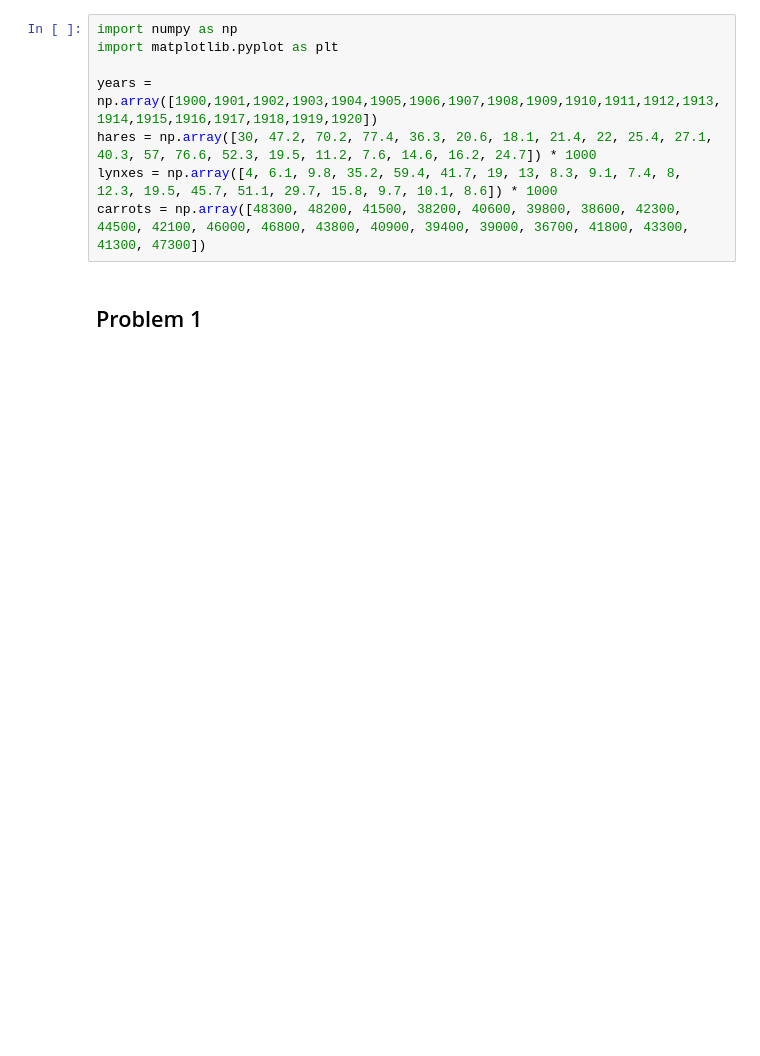
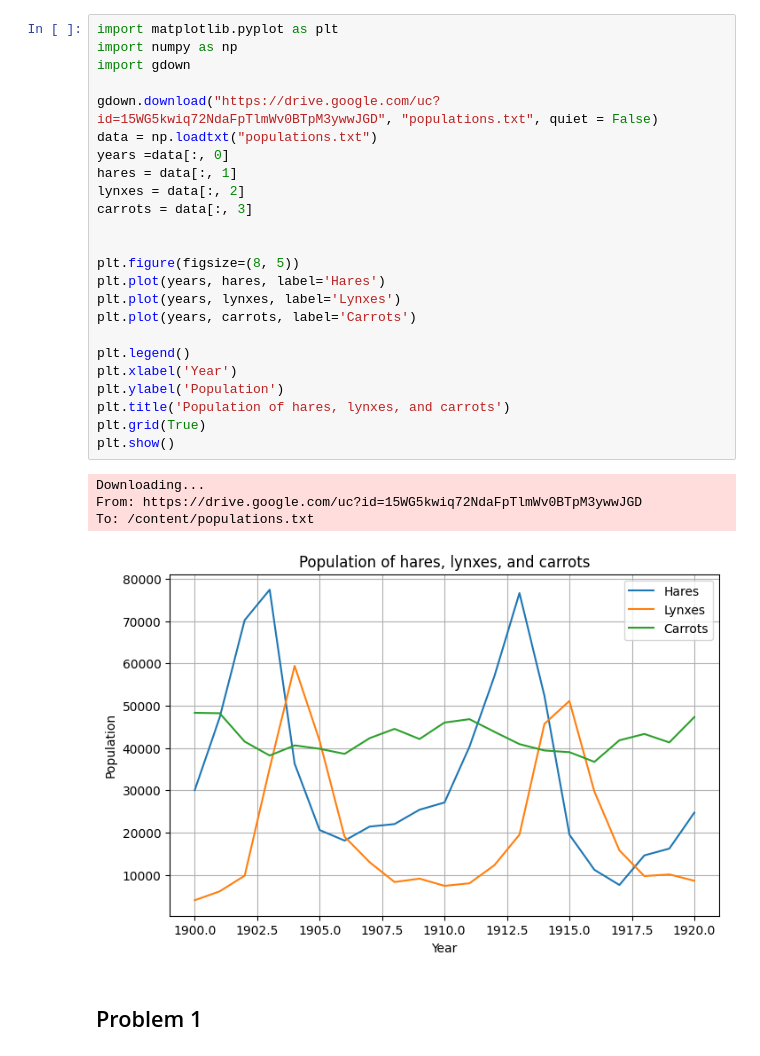
Before and after one commit to Timur228228228/-, a Jupyter notebook: numpy+matpotlyb.ipynb, the cells around one changed output. Cells and saved outputs as stored; diff of their text form; blank space fills up the shorter version.

```diff
--- a/numpy+matpotlyb.ipynb
+++ b/numpy+matpotlyb.ipynb
@@ -1,13 +1,34 @@
 # %% [markdown]
 <a href="https://colab.research.google.com/github/Timur228228228/-/blob/main/numpy%2Bmatpotlyb.ipynb" target="_parent"><img src="https://colab.research.google.com/assets/colab-badge.svg" alt="Open In Colab"/></a>
-# %%
-import numpy as np
-import matplotlib.pyplot as plt
-
-years = np.array([1900,1901,1902,1903,1904,1905,1906,1907,1908,1909,1910,1911,1912,1913,1914,1915,1916,1917,1918,1919,1920])
-hares = np.array([30, 47.2, 70.2, 77.4, 36.3, 20.6, 18.1, 21.4, 22, 25.4, 27.1, 40.3, 57, 76.6, 52.3, 19.5, 11.2, 7.6, 14.6, 16.2, 24.7]) * 1000
-lynxes = np.array([4, 6.1, 9.8, 35.2, 59.4, 41.7, 19, 13, 8.3, 9.1, 7.4, 8, 12.3, 19.5, 45.7, 51.1, 29.7, 15.8, 9.7, 10.1, 8.6]) * 1000
-carrots = np.array([48300, 48200, 41500, 38200, 40600, 39800, 38600, 42300, 44500, 42100, 46000, 46800, 43800, 40900, 39400, 39000, 36700, 41800, 43300, 41300, 47300])
+# %%
+import matplotlib.pyplot as plt
+import numpy as np
+import gdown
+
+gdown.download("https://drive.google.com/uc?id=15WG5kwiq72NdaFpTlmWv0BTpM3ywwJGD", "populations.txt", quiet = False)
+data = np.loadtxt("populations.txt")
+years =data[:, 0]
+hares = data[:, 1]
+lynxes = data[:, 2]
+carrots = data[:, 3]
+
+
+plt.figure(figsize=(8, 5))
+plt.plot(years, hares, label='Hares')
+plt.plot(years, lynxes, label='Lynxes')
+plt.plot(years, carrots, label='Carrots')
+
+plt.legend()
+plt.xlabel('Year')
+plt.ylabel('Population')
+plt.title('Population of hares, lynxes, and carrots')
+plt.grid(True)
+plt.show()
+# %% [output]
+Downloading...
+From: https://drive.google.com/uc?id=15WG5kwiq72NdaFpTlmWv0BTpM3ywwJGD
+To: /content/populations.txt
+[figure, added]
 # %% [markdown]
 ## Problem 1
 # %% [markdown]
```
Also changed, not shown: parts of 1 cell of this notebook.
